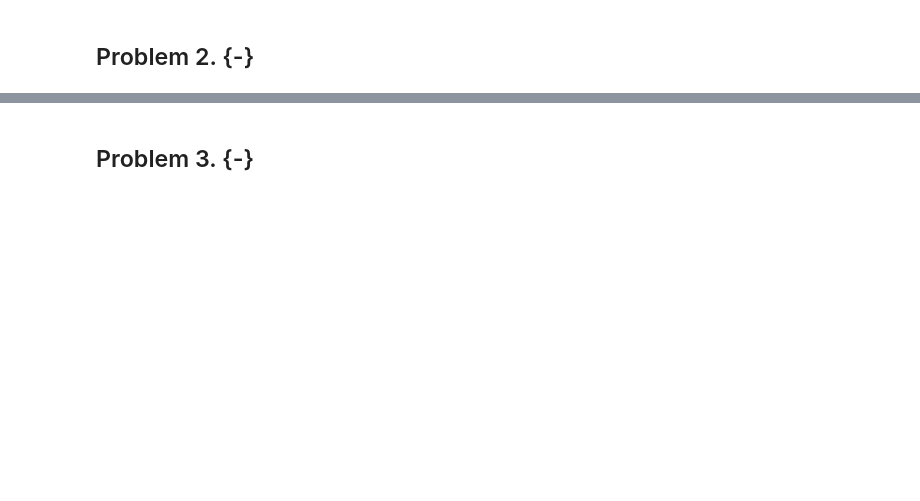
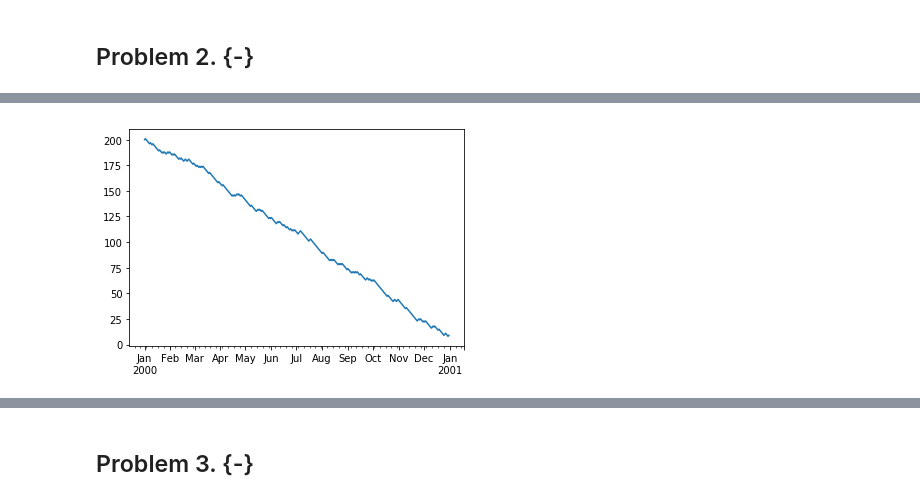
Before and after one commit to hebeard/BootCamp2018, a Jupyter notebook: ProbSets/Comp/ProbSet2/Harrison_Beard_ProbSet2.ipynb, the cells around one changed output, grey strips where cells are left out. Cells and saved outputs as stored; diff of their text form; code cells hidden in the pictures; blank space fills up the shorter version.

```diff
--- a/ProbSets/Comp/ProbSet2/Harrison_Beard_ProbSet2.ipynb
+++ b/ProbSets/Comp/ProbSet2/Harrison_Beard_ProbSet2.ipynb
@@ -425,0 +474,4 @@ def problem3_2():
+# %%
+problem3_2(.25, d=200)
+# %% [output]
+[figure, added]
```
Also changed, not shown: parts of 30 cells of this notebook, 12 other files.
